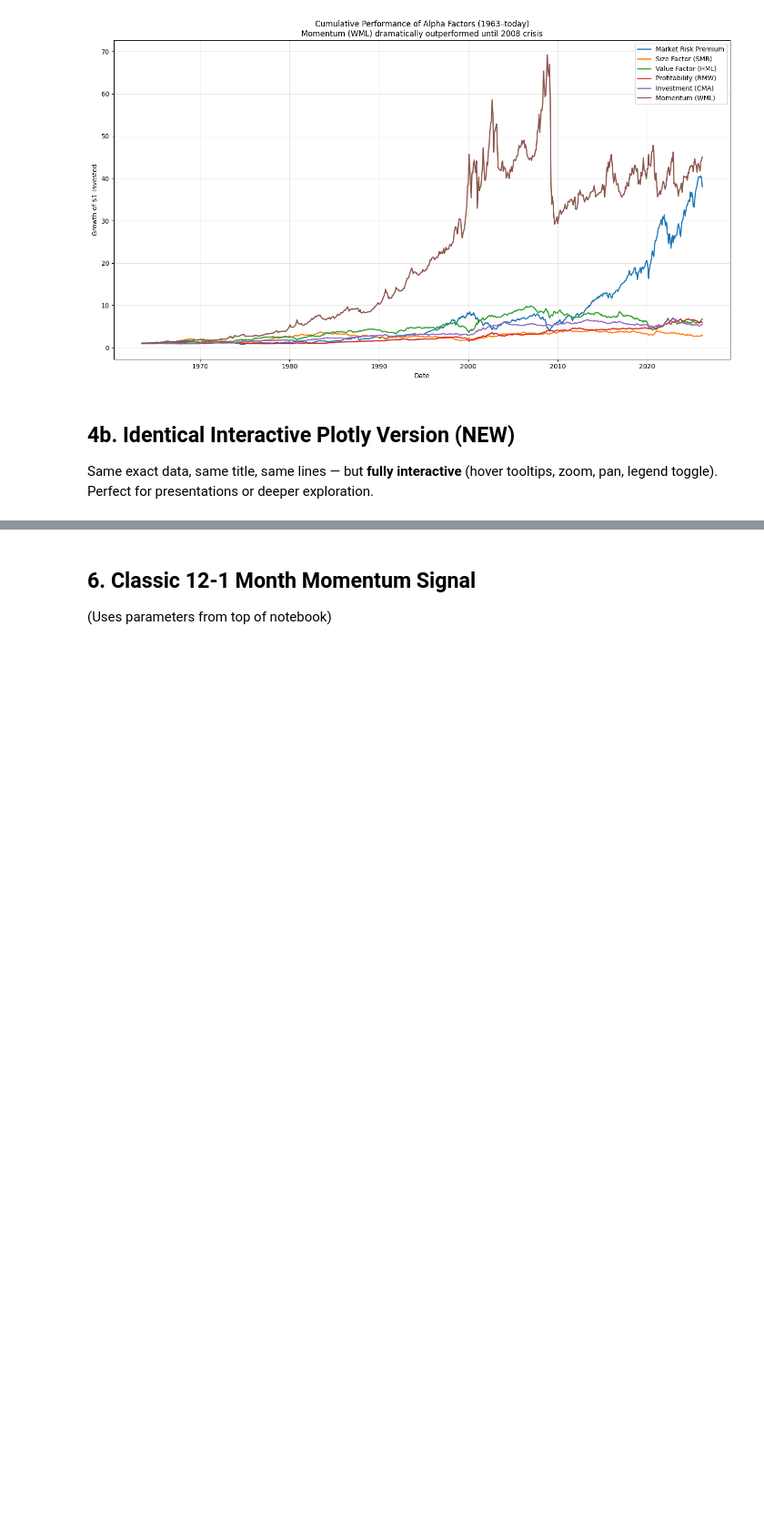
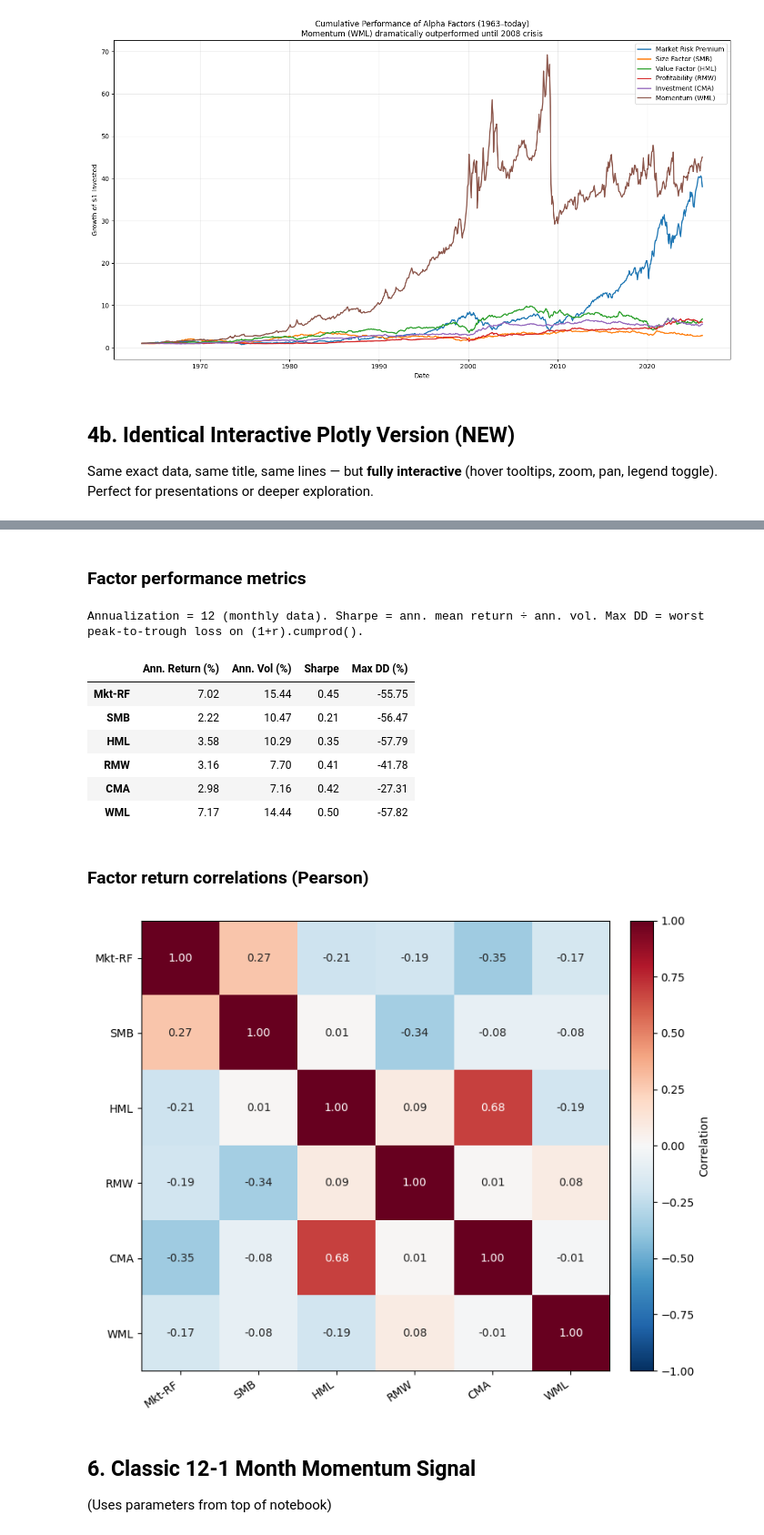
Before and after one commit to alanwnl/machine-learning-for-trading, a Jupyter notebook: 04_alpha_factor_research/00_momentum_factor_evaluation.ipynb, the cells around one changed output, grey strips where cells are left out. Shown at 91% size. Drawn from its saved outputs; the diff is of its cells as text; code cells hidden in the pictures; blank space fills up the shorter version.

Commit message:
feat: enhance momentum factor evaluation notebook with improved data loading, visualization, and configuration parameters

```diff
--- a/04_alpha_factor_research/00_momentum_factor_evaluation.ipynb
+++ b/04_alpha_factor_research/00_momentum_factor_evaluation.ipynb
@@ -247,3 +239,75 @@ WML     -0.173 -0.083 -0.193  0.081 -0.015  1.000
+# %%
+from IPython.display import Markdown, display
+
+
+def evaluate_factors(returns: pd.DataFrame, annualization: int = ANNUALIZATION_FACTOR):
+    """Return one row per factor; numeric values (styler handles rounding)."""
+    metrics = {}
+    for col in returns.columns:
+        r = returns[col]
+        ann_ret = r.mean() * annualization
+        ann_vol = r.std() * np.sqrt(annualization)
+        sharpe = ann_ret / ann_vol if ann_vol != 0 else np.nan
+        cum = (1 + r).cumprod()
+        max_dd = ((cum / cum.cummax()) - 1).min()
+        metrics[col] = {
+            "Ann. Return (%)": ann_ret * 100,
+            "Ann. Vol (%)": ann_vol * 100,
+            "Sharpe": sharpe,
+            "Max DD (%)": max_dd * 100,
+        }
+    return pd.DataFrame(metrics).T
+
+
+metrics_df = evaluate_factors(data)
+
+display(Markdown("### Factor performance metrics"))
+display(
+    metrics_df.style.format("{:.2f}")
+    .set_caption(
+        "Annualization = 12 (monthly data). Sharpe = ann. mean return ÷ ann. vol. "
+        "Max DD = worst peak-to-trough loss on (1+r).cumprod()."
+    )
+    .background_gradient(axis=None, subset=["Sharpe"], cmap="YlGn")
+    .background_gradient(axis=None, subset=["Max DD (%)"], cmap="Reds")
+)
+
+corr = data.corr()
+display(Markdown("### Factor return correlations (Pearson)"))
+
+fig, ax = plt.subplots(figsize=(8, 6.5))
+im = ax.imshow(corr.values, cmap="RdBu_r", vmin=-1, vmax=1, aspect="auto")
+ax.set_xticks(np.arange(len(corr.columns)))
+ax.set_yticks(np.arange(len(corr.index)))
+ax.set_xticklabels(corr.columns, rotation=35, ha="right")
+ax.set_yticklabels(corr.index)
+for i in range(corr.shape[0]):
+    for j in range(corr.shape[1]):
+        val = corr.iloc[i, j]
+        ax.text(
+            j,
+            i,
+            f"{val:.2f}",
+            ha="center",
+            va="center",
+            fontsize=10,
+            color="white" if abs(val) > 0.55 else "#222",
+        )
+fig.colorbar(im, ax=ax, fraction=0.046, pad=0.04, label="Correlation")
+plt.tight_layout()
+plt.show()
+# %% [output]
+### Factor performance metrics
+Annualization = 12 (monthly data). Sharpe = ann. mean return ÷ ann. vol. Max DD = worst peak-to-trough loss on (1+r).cumprod().
+|  | Ann. Return (%) | Ann. Vol (%) | Sharpe | Max DD (%) |
+| Mkt-RF | 7.02 | 15.44 | 0.45 | -55.75 |
+| SMB | 2.22 | 10.47 | 0.21 | -56.47 |
+| HML | 3.58 | 10.29 | 0.35 | -57.79 |
+| RMW | 3.16 | 7.70 | 0.41 | -41.78 |
+| CMA | 2.98 | 7.16 | 0.42 | -27.31 |
+| WML | 7.17 | 14.44 | 0.50 | -57.82 |
+### Factor return correlations (Pearson)
+[figure, added]
 # %% [markdown]
 ## 6. Classic 12-1 Month Momentum Signal
 (Uses parameters from top of notebook)
```
Also changed, not shown: parts of 7 cells of this notebook, 1 other file.
